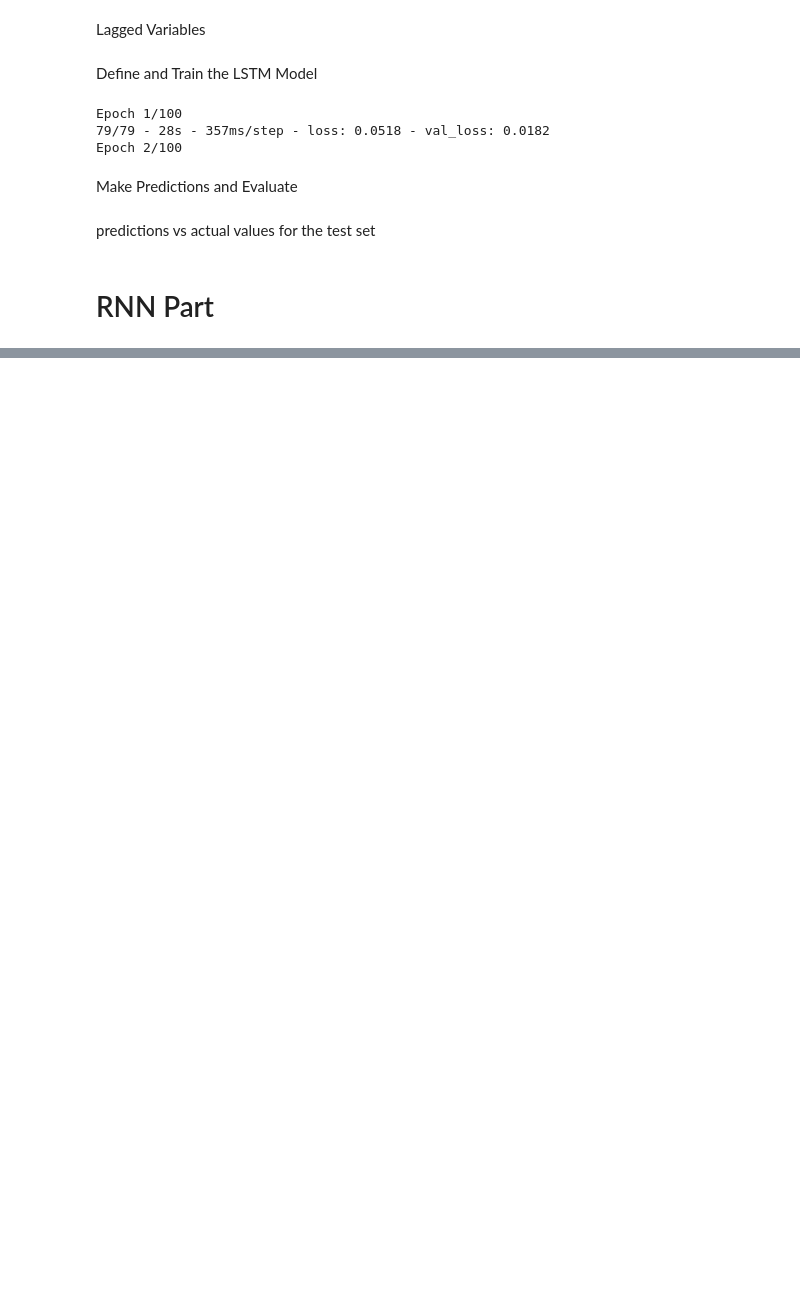
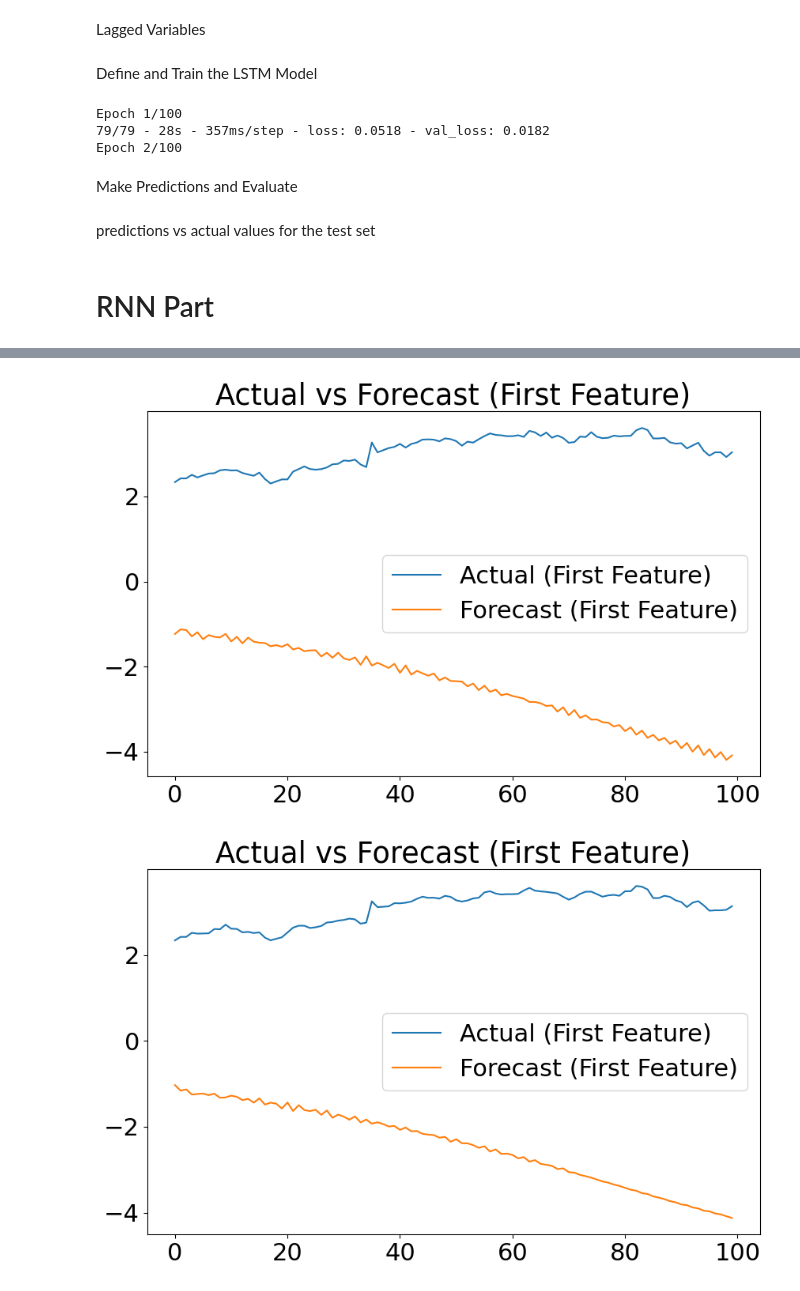
Before and after one commit to irene-fagnani/ADAML-project2, a Jupyter notebook: Code.ipynb, the cells around one changed output, grey strips where cells are left out. Saved outputs shown, nothing was run; the diff lists cells and outputs as text; code cells hidden in the pictures; blank space fills up the shorter version.

```diff
--- a/Code.ipynb
+++ b/Code.ipynb
@@ -616,0 +569,30 @@ R-squared: -3.339595554543351
+# %%
+# Initialize prediction_X with the last sequence from the dataset
+prediction_X = X[0]  # Ensure this is a sequence of shape (sequence_length, num_features)
+
+# Number of steps to forecast
+steps = 100
+
+# Store forecasts
+forecasts = []
+
+for i in range(steps):
+    # Reshape prediction_X to include batch dimension
+    prediction_X_batch = prediction_X.reshape((1, prediction_X.shape[0], prediction_X.shape[1]))
+
+    # Predict the next step
+    forecast_new = model.predict(prediction_X_batch)
+
+    # Add the prediction to forecasts
+    forecasts.append(forecast_new[0])  # Remove batch dimension from prediction
+
+    # Update prediction_X: Remove the first value and append the new prediction
+    prediction_X = np.vstack([prediction_X[1:], forecast_new])
+
+# Convert forecasts to a NumPy array for further processing
+forecasts = np.array(forecasts)
+
+# Inverse transform the forecasts if needed (to return to original scale)
+forecasts_rescaled = scaler.inverse_transform(forecasts)
+print("Forecasts (original scale):")
+print(forecasts_rescaled)
@@ -616,0 +617,11 @@ R-squared: -3.339595554543351
+# %%
+for i in range(0,5):
+    plt.figure(figsize=(10, 6))
+    plt.plot(Y_test_rescaled[:100, i], label='Actual (First Feature)')
+    plt.plot(forecasts_rescaled[:100,i], label='Forecast (First Feature)')
+    plt.legend()
+    plt.title("Actual vs Forecast (First Feature)")
+    plt.show()
+# %% [output]
+[figure, added]
+[figure, added]
```
Also changed, not shown: parts of 8 cells of this notebook, 7 other files.
